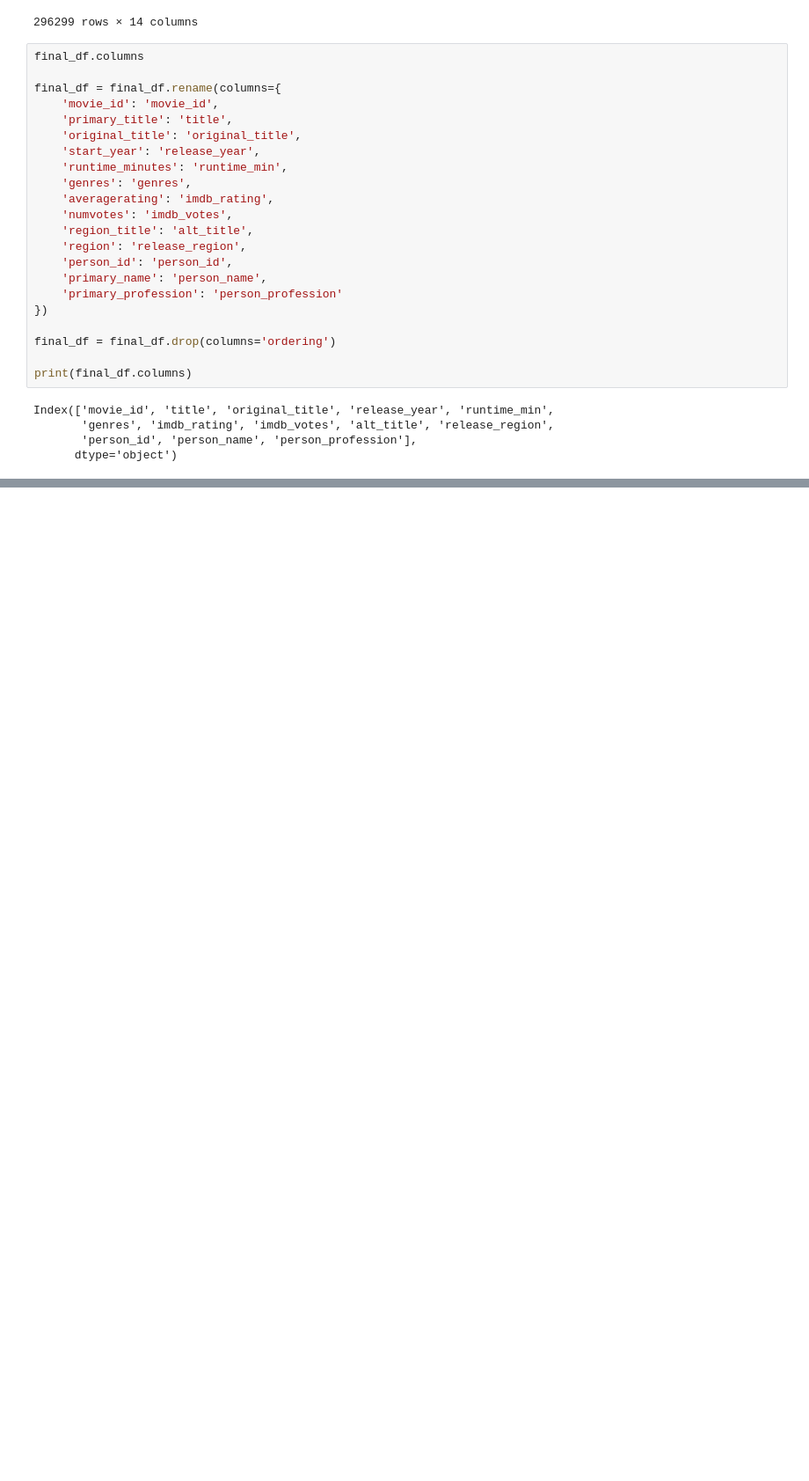
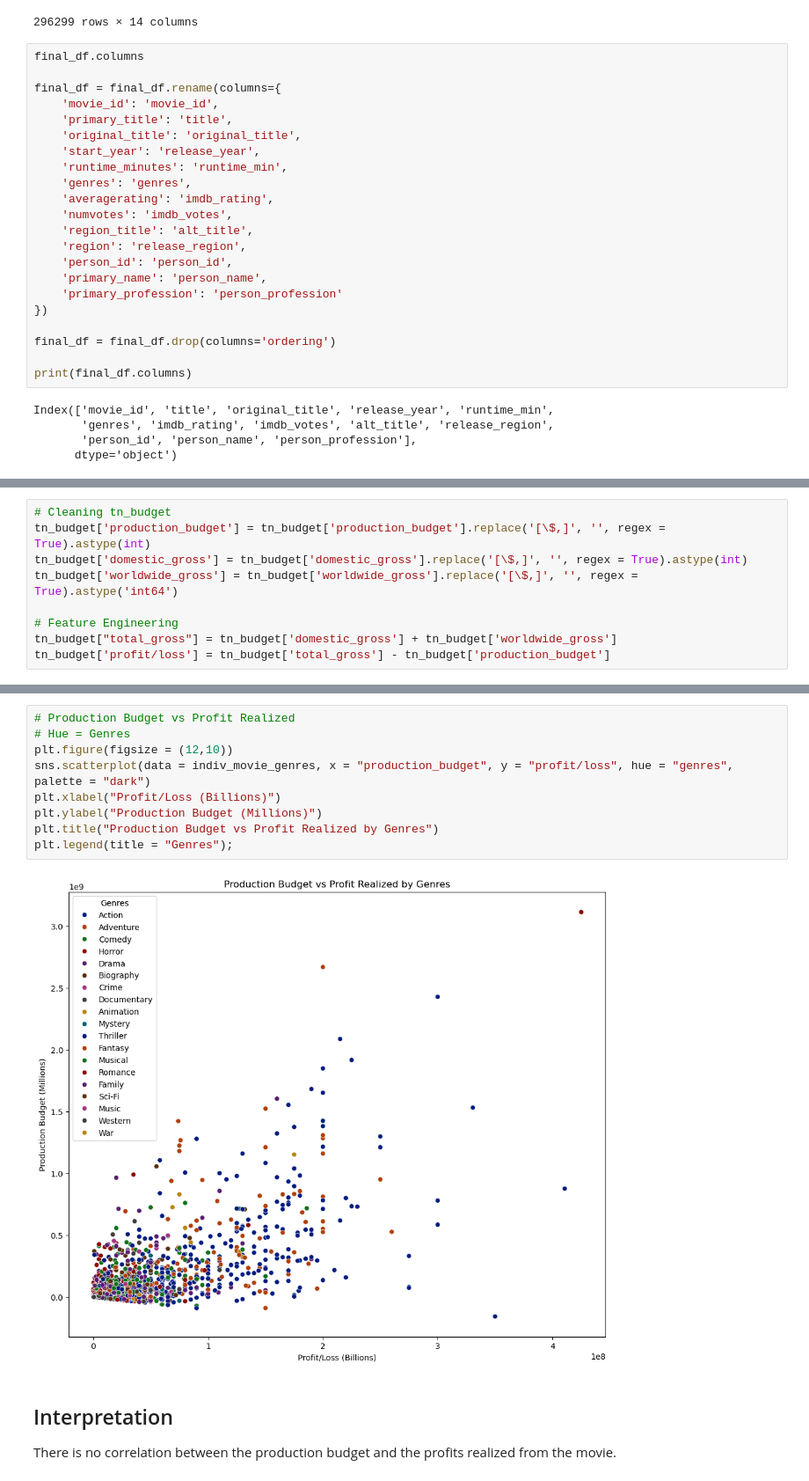
Before and after one commit to Arasirwa/stunning-computing-machine, a Jupyter notebook: notebooks/exploratory.ipynb, the cells around one changed output, grey strips where cells are left out. Shown: that part at 88% size. Drawn from its saved outputs; the diff is of its cells as text; blank space fills up the shorter version.

```diff
--- a/notebooks/exploratory.ipynb
+++ b/notebooks/exploratory.ipynb
@@ -647,0 +675,9 @@ Index(['movie_id', 'title', 'original_title', 'release_year', 'runtime_min',
+# %%
+# Cleaning tn_budget
+tn_budget['production_budget'] = tn_budget['production_budget'].replace('[\$,]', '', regex = True).astype(int)
+tn_budget['domestic_gross'] = tn_budget['domestic_gross'].replace('[\$,]', '', regex = True).astype(int)
+tn_budget['worldwide_gross'] = tn_budget['worldwide_gross'].replace('[\$,]', '', regex = True).astype('int64')
+
+# Feature Engineering
+tn_budget["total_gross"] = tn_budget['domestic_gross'] + tn_budget['worldwide_gross']
+tn_budget['profit/loss'] = tn_budget['total_gross'] - tn_budget['production_budget']
@@ -647,0 +837,15 @@ Index(['movie_id', 'title', 'original_title', 'release_year', 'runtime_min',
+# %%
+# Production Budget vs Profit Realized
+# Hue = Genres
+plt.figure(figsize = (12,10))
+sns.scatterplot(data = indiv_movie_genres, x = "production_budget", y = "profit/loss", hue = "genres", palette = "dark")
+plt.xlabel("Profit/Loss (Billions)")
+plt.ylabel("Production Budget (Millions)")
+plt.title("Production Budget vs Profit Realized by Genres")
+plt.legend(title = "Genres");
+# %% [output]
+[figure, added]
+# %% [markdown]
+## Interpretation
+
+There is no correlation between the production budget and the profits realized from the movie.
```
Also changed, not shown: parts of 15 cells of this notebook.
